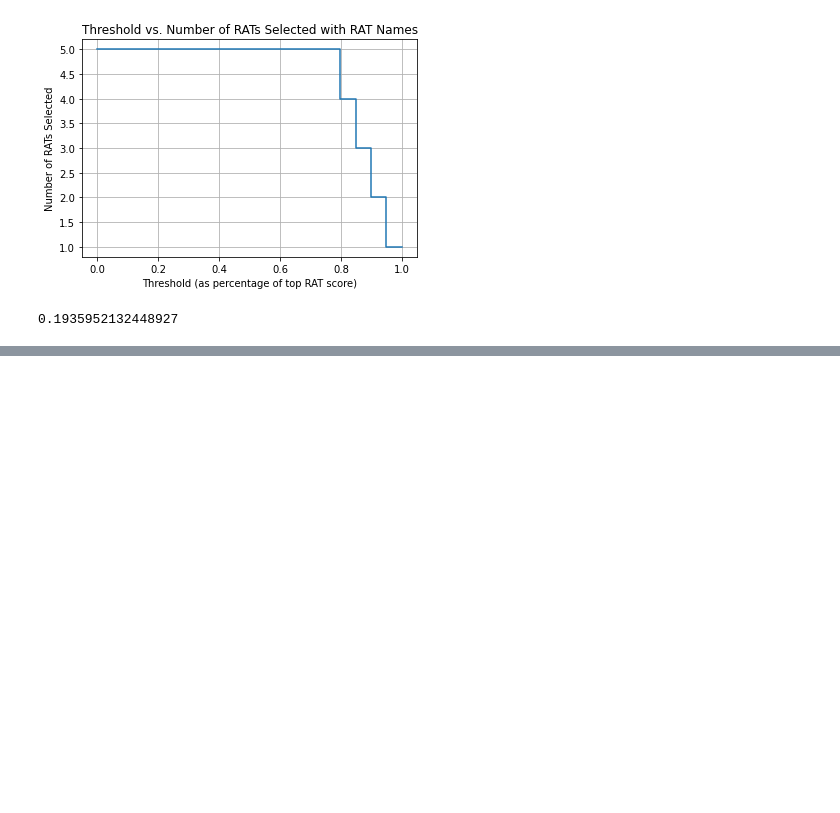
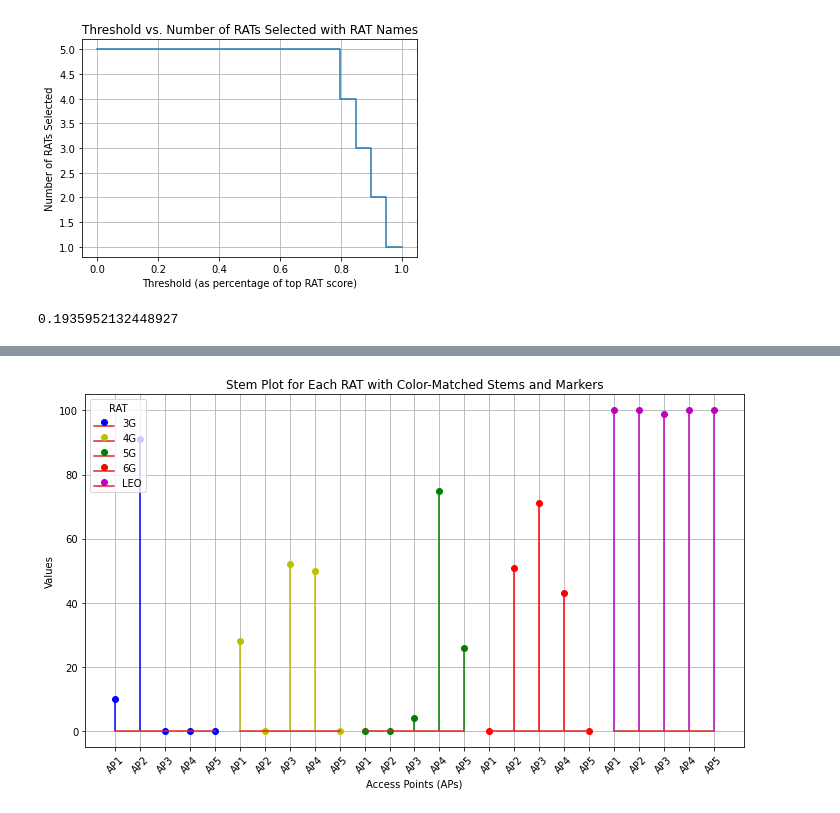
Before and after one commit to nkosinathintuli/hierarchical-NSA, a Jupyter notebook: experiments.ipynb, the cells around one changed output, grey strips where cells are left out. Drawn from its saved outputs; the diff is of its cells as text; code cells hidden in the pictures; blank space fills up the shorter version.

```diff
--- a/experiments.ipynb
+++ b/experiments.ipynb
@@ -326,0 +340,47 @@ allthings
+# %%
+import matplotlib.pyplot as plt
+import pandas as pd
+import numpy as np
+
+# Create a DataFrame from the given data
+data = {
+    'AP1': [10.0, 28.0, 0.0, 0.0, 100.0],
+    'AP2': [91.0, 0.0, 0.0, 51.0, 100.0],
+    'AP3': [0.0, 52.0, 4.0, 71.0, 99.0],
+    'AP4': [0.0, 50.0, 75.0, 43.0, 100.0],
+    'AP5': [0.0, 0.0, 26.0, 0.0, 100.0]
+}
+
+index_labels = ['3G', '4G', '5G', '6G', 'LEO']
+df = pd.DataFrame(data, index=index_labels)
+
+# Set the figure size
+plt.figure(figsize=(10, 6))
+
+# Define colors for each RAT
+colors = ['b', 'y', 'g', 'r', 'm']  # Blue, Green, Red, Cyan, Magenta
+
+# Number of APs
+num_aps = len(df.columns)
+
+# Plot a stem plot for each row with matching colors
+for i, (index, row) in enumerate(df.iterrows()):
+    x_positions = np.arange(num_aps) + i * num_aps  # Adjust x positions for each RAT
+    # Use the same color for the stem and the marker
+    plt.stem(x_positions, row.values, linefmt=colors[i], markerfmt=f'{colors[i]}o', label=index)
+
+# Customizing x-ticks to show AP labels
+plt.xticks(np.arange(num_aps * len(df)), np.tile(row.index, len(df)), rotation=45)
+
+# Adding labels, title, and legend
+plt.xlabel('Access Points (APs)')
+plt.ylabel('Values')
+plt.title('Stem Plot for Each RAT with Color-Matched Stems and Markers')
+plt.legend(title='RAT', loc='upper left')
+plt.grid()
+
+# Show the plot
+plt.tight_layout()
+plt.show()
+# %% [output]
+[figure, added]
```
Also changed, not shown: parts of 3 cells of this notebook, 1 other file.
